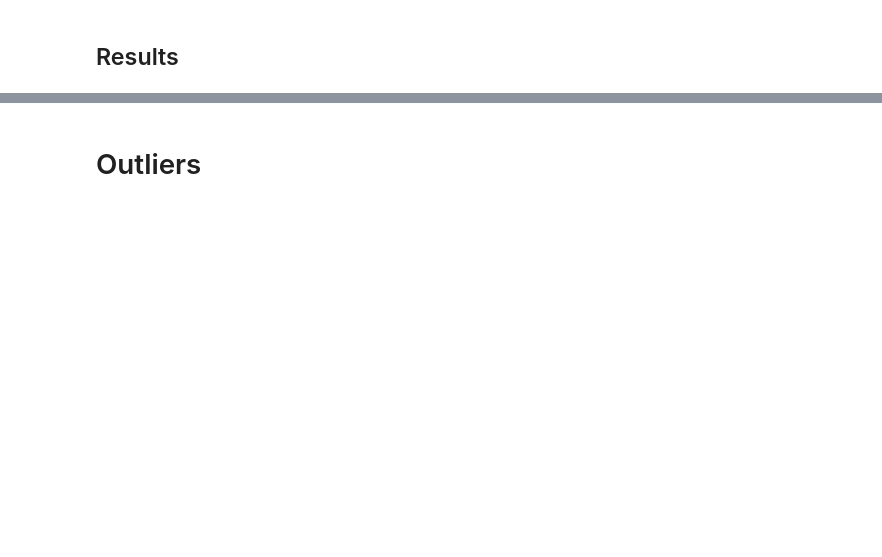
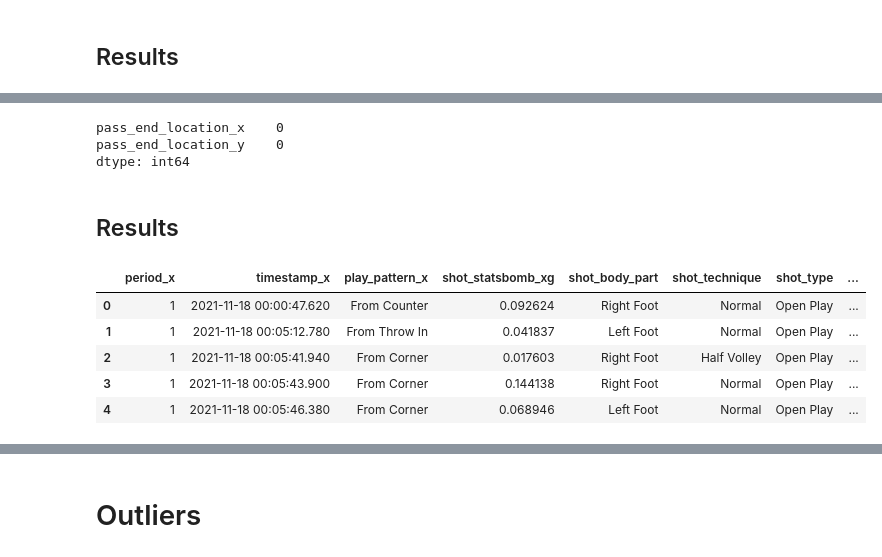
Before and after one commit to wswager/womens_soccer_expected_goals_model, a Jupyter notebook: data_cleaning/expected_goals_data_cleaning_notebook2.ipynb, the cells around one changed output, grey strips where cells are left out. Saved outputs shown, nothing was run; the diff lists cells and outputs as text; code cells hidden in the pictures; blank space fills up the shorter version.

```diff
--- a/data_cleaning/expected_goals_data_cleaning_notebook2.ipynb
+++ b/data_cleaning/expected_goals_data_cleaning_notebook2.ipynb
@@ -189,7 +213,6 @@ duplicate_features = ['shot_saved_off_target',
                      'pass_assisted_shot_id',
                      'pass_shot_assist',
                      'pass_goal_assist',
-                     'pass_end_location',
                      'index_y',
                      'period_y',
                      'timestamp_y',
@@ -204,7 +227,6 @@ duplicate_features = ['shot_saved_off_target',
                      'team_y',
                      'player_y',
                      'position_y',
-                     'location_y',
                      'duration_y',
                      'related_events_y',
                      'match_id_y',
@@ -434,8 +541,8 @@ Percent no pass shots: 31.94 %
 # %%
-# Fill no pass shot numerical feature values with 0
+# Fill numerical features no pass events with 0
 
-extracted_data['pass_length'].fillna(0,
-                                     inplace = True)
+fill_feature_na('pass_length',
+                0)
 
-extracted_data['pass_angle'].fillna(0,
-                                    inplace = True)
+fill_feature_na('pass_angle',
+                0)
@@ -532,5 +698,5 @@ Name: pass_type, dtype: int64
 
 # Fill pass_type missing values with 'Open Play'
 
-extracted_data['pass_type'].fillna('Open Play',
-                                   inplace = True)
+fill_feature_na('pass_type',
+                'Open Play')
@@ -552,5 +731,5 @@ Name: pass_technique, dtype: int64
 
 # Fill pass_technique missing values with 'Standard'
 
-extracted_data['pass_technique'].fillna('Standard',
-                                        inplace = True)
+fill_feature_na('pass_technique',
+                'Standard')
@@ -559,3 +1118,21 @@ extracted_data['pass_technique'].fillna('Standard',
+# %%
+extracted_data[['pass_end_location_x',
+                'pass_end_location_y']].isnull().sum()
+# %% [output]
+pass_end_location_x    0
+pass_end_location_y    0
+dtype: int64
+# %% [markdown]
+## Results
+# %%
+extracted_data.head()
+# %% [output]
+|  | period_x | timestamp_x | play_pattern_x | shot_statsbomb_xg | shot_body_part | shot_technique | shot_type | ... |
+| 0 | 1 | 2021-11-18 00:00:47.620 | From Counter | 0.092624 | Right Foot | Normal | Open Play | ... |
+| 1 | 1 | 2021-11-18 00:05:12.780 | From Throw In | 0.041837 | Left Foot | Normal | Open Play | ... |
+| 2 | 1 | 2021-11-18 00:05:41.940 | From Corner | 0.017603 | Right Foot | Half Volley | Open Play | ... |
+| 3 | 1 | 2021-11-18 00:05:43.900 | From Corner | 0.144138 | Right Foot | Normal | Open Play | ... |
+| 4 | 1 | 2021-11-18 00:05:46.380 | From Corner | 0.068946 | Left Foot | Normal | Open Play | ... |
 # %%
 extracted_data.info()
 # %% [output]
```
Also changed, not shown: parts of 323 cells of this notebook.
